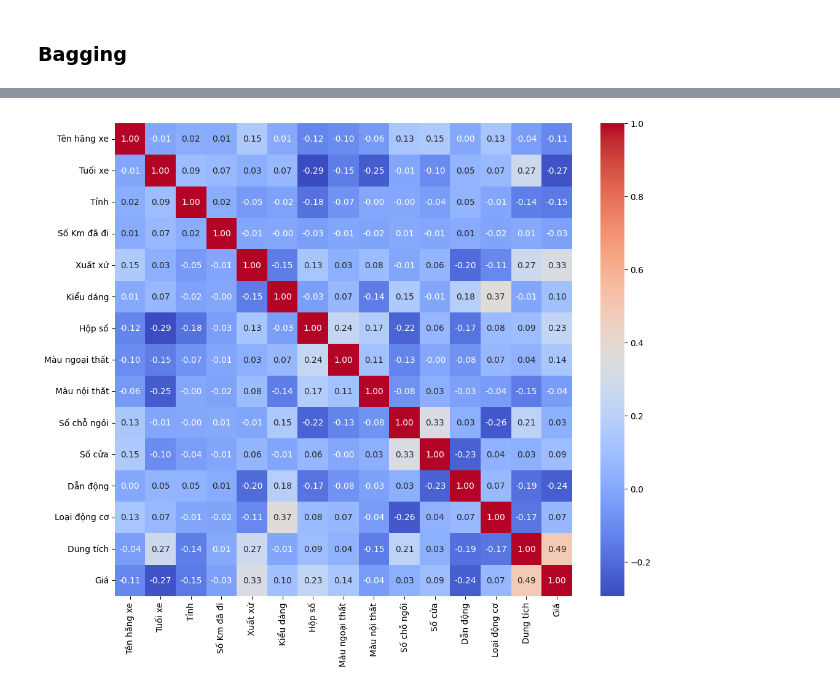
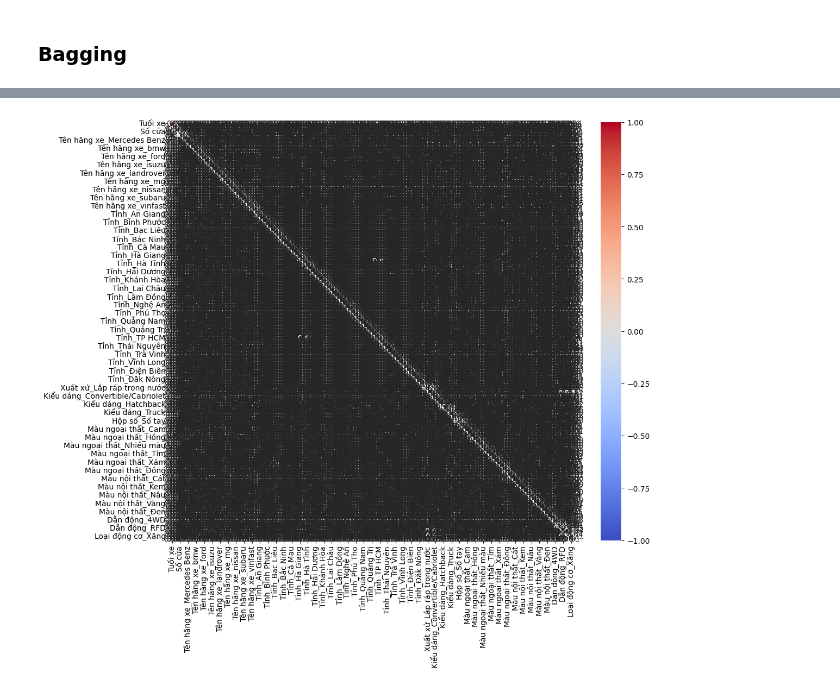
Before and after one commit to quangster/ML-project, a Jupyter notebook: train_model copy.ipynb, the cells around one changed output, grey strips where cells are left out. Saved outputs shown, nothing was run; the diff lists cells and outputs as text; code cells hidden in the pictures.

```diff
--- a/train_model copy.ipynb
+++ b/train_model copy.ipynb
@@ -395,16 +392,16 @@ Max Error: 1886.15
 # %%
-corr_matrix = encode_label(
-    dataset,
-    columns=[
-        "Tên hãng xe", "Tỉnh", "Xuất xứ", "Kiểu dáng", "Hộp số",
-        "Màu ngoại thất", "Màu nội thất", "Dẫn động", "Loại động cơ"
-    ]
-).corr()
+# corr_matrix = encode_label(
+#     dataset,
+#     columns=[
+#         "Tên hãng xe", "Tỉnh", "Xuất xứ", "Kiểu dáng", "Hộp số",
+#         "Màu ngoại thất", "Màu nội thất", "Dẫn động", "Loại động cơ"
+#     ]
+# ).corr()
 plt.figure(figsize=(12, 10))
 sns.heatmap(corr_matrix, annot=True, cmap='coolwarm', fmt='.2f')
 plt.show()
 # %% [output]
-[figure, old version]
+[figure, new version]
 # %%
 # from sklearn.ensemble import RandomForestRegressor
 
```
Also changed, not shown: parts of 18 cells of this notebook, 4 other files.
